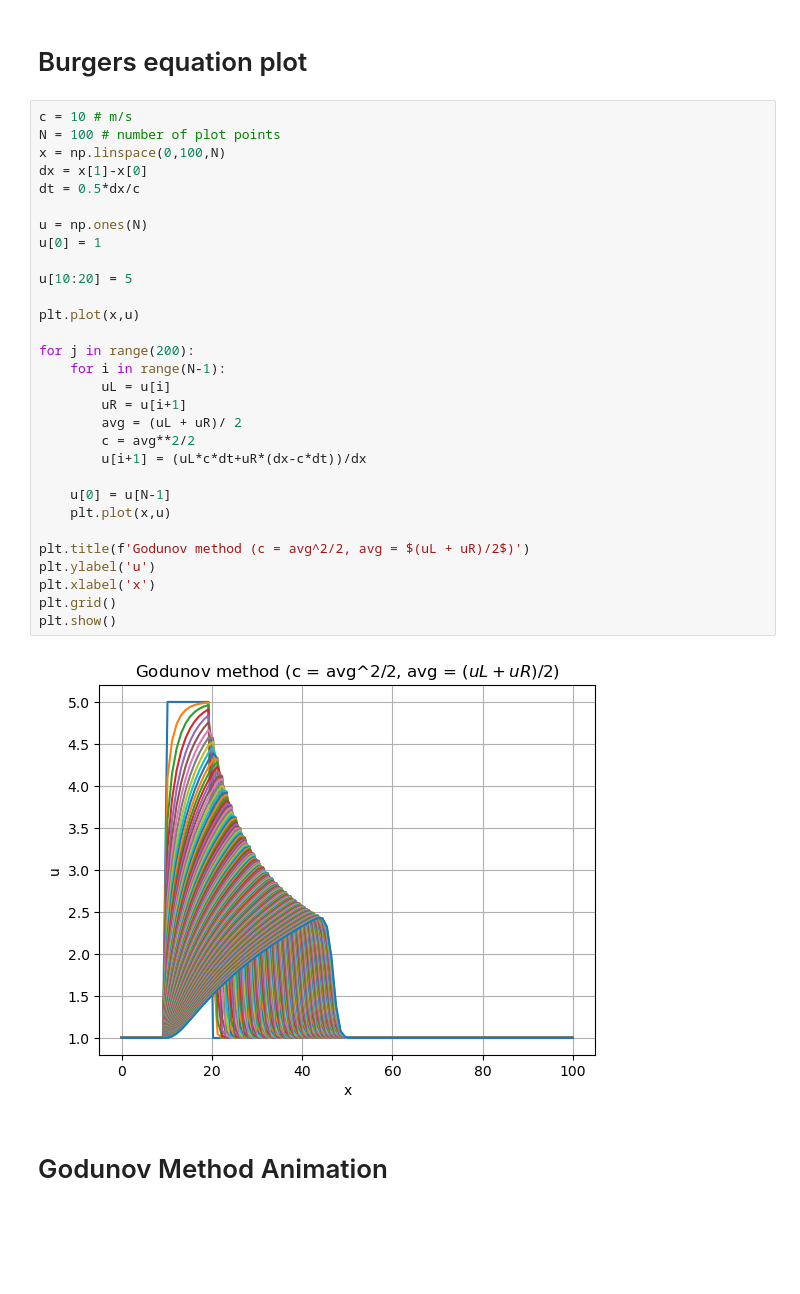
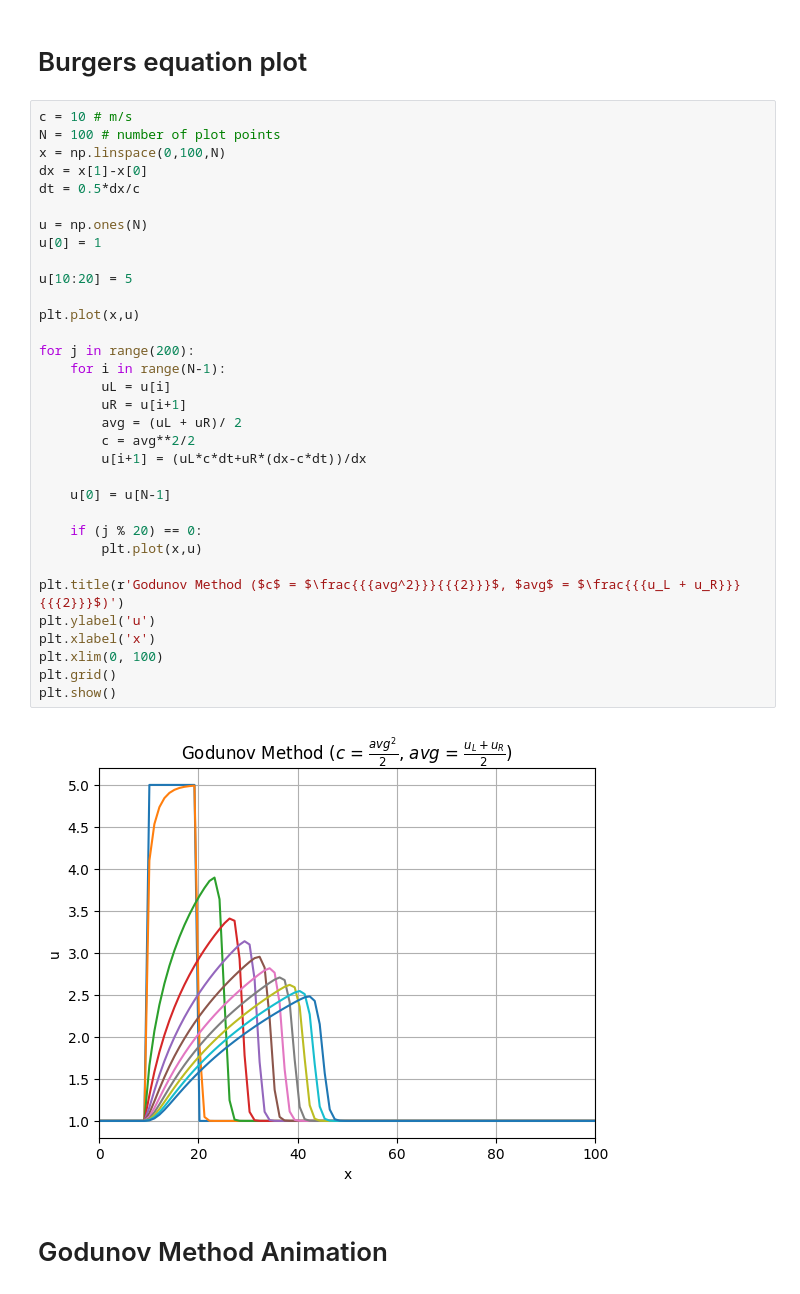
Before and after one commit to ashishd4/UROP, a Jupyter notebook: Week 4/6_5_animations.ipynb, the cells around one changed output. Saved outputs shown, nothing was run; the diff lists cells and outputs as text; blank space fills up the shorter version.

Commit message:
Report Graphing and Animations

```diff
--- a/Week 4/6_5_animations.ipynb
+++ b/Week 4/6_5_animations.ipynb
@@ -45,35 +46,38 @@ ani.save('advection4.gif', writer = writergif)
 # %%
 c = 10 # m/s
 N = 100 # number of plot points
 x = np.linspace(0,100,N)
 dx = x[1]-x[0]
 dt = 0.5*dx/c
 
 u = np.ones(N)
 u[0] = 1
 
 u[10:20] = 5
 
 plt.plot(x,u)
 
 for j in range(200):
     for i in range(N-1):
         uL = u[i]
         uR = u[i+1]
         avg = (uL + uR)/ 2
         c = avg**2/2
         u[i+1] = (uL*c*dt+uR*(dx-c*dt))/dx
 
     u[0] = u[N-1]
-    plt.plot(x,u)
 
-plt.title(f'Godunov method (c = avg^2/2, avg = $(uL + uR)/2$)')
+    if (j % 20) == 0:
+        plt.plot(x,u)
+
+plt.title(r'Godunov Method ($c$ = $\frac{{{avg^2}}}{{{2}}}$, $avg$ = $\frac{{{u_L + u_R}}}{{{2}}}$)')
 plt.ylabel('u')
 plt.xlabel('x')
+plt.xlim(0, 100)
 plt.grid()
 plt.show()
 # %% [output]
-[figure, old version]
+[figure, new version]
 # %% [markdown]
 # Godunov Method Animation
 # %%
```
Also changed, not shown: parts of 2 cells of this notebook, 7 other files.
